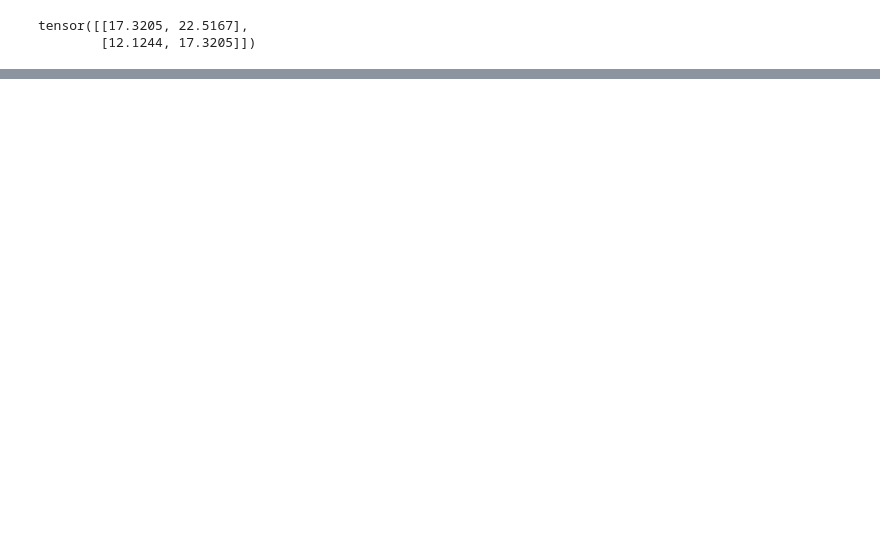
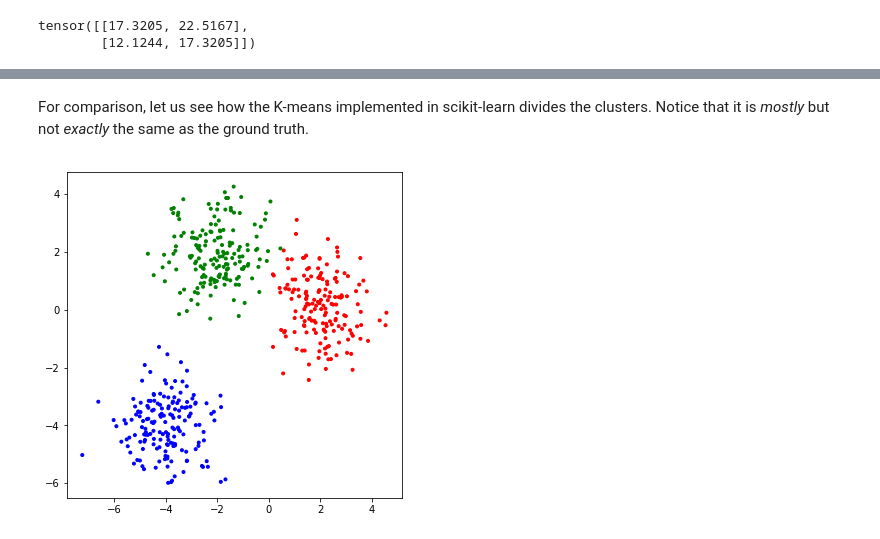
Before and after one commit to DavidMertz/PyTorch-webinar, a Jupyter notebook: NetworkExamples_3.ipynb, the cells around one changed output, grey strips where cells are left out. Cells and saved outputs as stored; diff of their text form; code cells hidden in the pictures; blank space fills up the shorter version.

```diff
--- a/NetworkExamples_3.ipynb
+++ b/NetworkExamples_3.ipynb
@@ -118,0 +152,7 @@ ModuleNotFoundError: No module named 'src.over_under_fit'
+# %% [markdown]
+For comparison, let us see how the K-means implemented in scikit-learn divides the clusters. Notice that it is *mostly* but not *exactly* the same as the ground truth.
+# %%
+# Cluster using scikit-learn k-means implemenation
+cluster(3, blobs=blobs)
+# %% [output]
+[figure, added]
```
Also changed, not shown: parts of 12 cells of this notebook, 1 other file.
